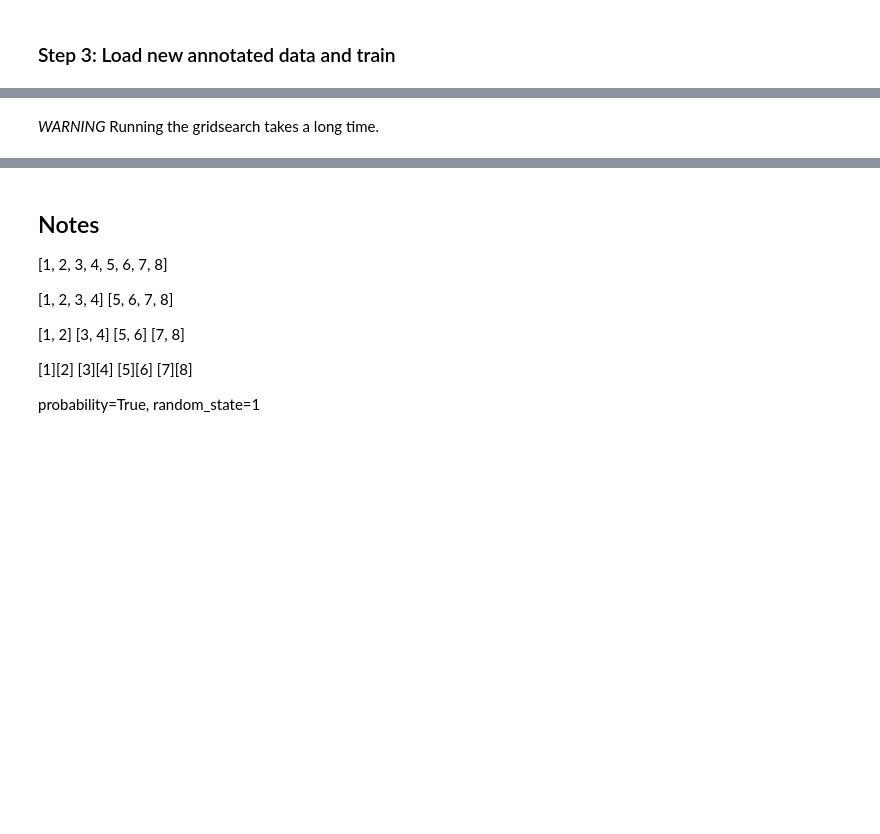
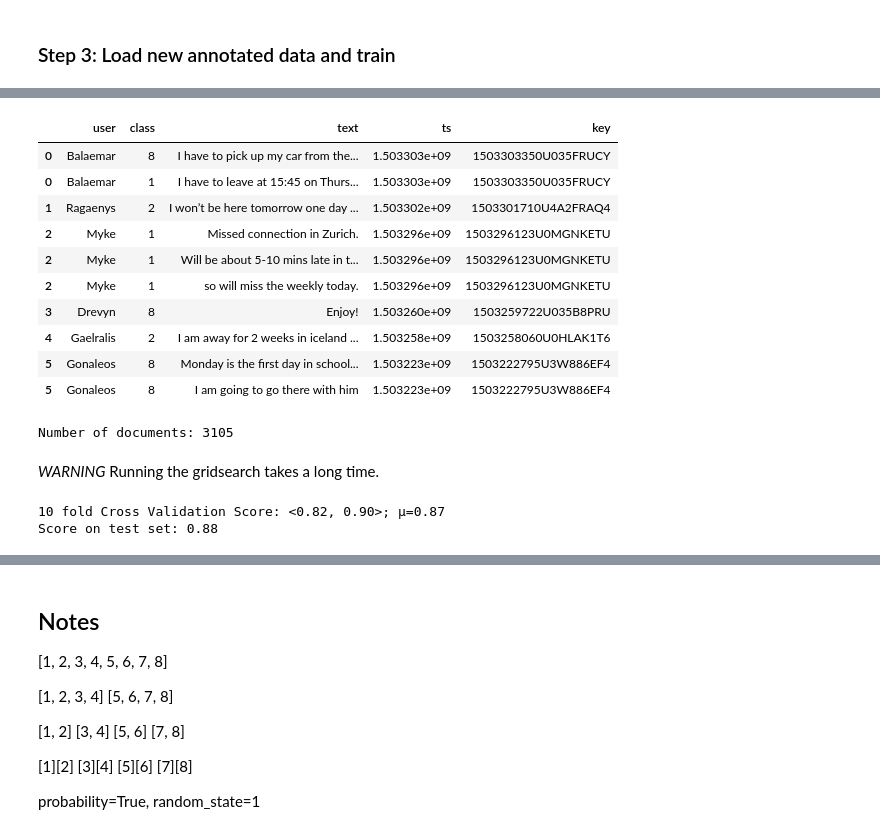
Before and after one commit to learning-stack/Colab-ML-Playbook, a Jupyter notebook: NLP/Automatic tagging of short texts/Short_Message_Classifier_Multi_Label.ipynb, the cells around one changed output, grey strips where cells are left out. Cells and saved outputs as stored; diff of their text form; code cells hidden in the pictures; blank space fills up the shorter version.

```diff
--- a/NLP/Automatic tagging of short texts/Short_Message_Classifier_Multi_Label.ipynb
+++ b/NLP/Automatic tagging of short texts/Short_Message_Classifier_Multi_Label.ipynb
@@ -343,10 +542,24 @@ Use the above mentioned method to tokenize the documents and start annotating (b
 # %%
-df_messages = pd.read_pickle('data/messages-cls-ms.pkl')
+df_messages = pd.read_pickle('messages-cls-ms.pkl?raw=true')
 df_messages.head(10)
+# %% [output]
+|  | user | class | text | ts | key |
+| 0 | Balaemar | 8 | I have to pick up my car from the... | 1.503303e+09 | 1503303350U035FRUCY |
+| 0 | Balaemar | 1 | I have to leave at 15:45 on Thurs... | 1.503303e+09 | 1503303350U035FRUCY |
+| 1 | Ragaenys | 2 | I won’t be here tomorrow one day ... | 1.503302e+09 | 1503301710U4A2FRAQ4 |
+| 2 | Myke | 1 | Missed connection in Zurich. | 1.503296e+09 | 1503296123U0MGNKETU |
+| 2 | Myke | 1 | Will be about 5-10 mins late in t... | 1.503296e+09 | 1503296123U0MGNKETU |
+| 2 | Myke | 1 | so will miss the weekly today. | 1.503296e+09 | 1503296123U0MGNKETU |
+| 3 | Drevyn | 8 | Enjoy! | 1.503260e+09 | 1503259722U035B8PRU |
+| 4 | Gaelralis | 2 | I am away for 2 weeks in iceland ... | 1.503258e+09 | 1503258060U0HLAK1T6 |
+| 5 | Gonaleos | 8 | Monday is the first day in school... | 1.503223e+09 | 1503222795U3W886EF4 |
+| 5 | Gonaleos | 8 | I am going to go there with him | 1.503223e+09 | 1503222795U3W886EF4 |
 # %%
 # Convert the class column to int, it might be stored as a string
 df_messages['class'] = df_messages.loc[:, 'class'].astype(np.uint8).values
 print('Number of documents: {}'.format(len(df_messages)))
+# %% [output]
+Number of documents: 3105
 # %%
 X_train, X_test, y_train, y_test = train_test_split(df_messages['text'],
                                                     df_messages['class'],
@@ -386,6 +599,9 @@ steps = [('vectorizer', CountVectorizer(analyzer=stemmed,
          ('transformer', TfidfTransformer()),
          ('classifier', LinearSVC(C=1))]
 pipeline4 = train_and_test(steps, X_train, X_test, y_train, y_test)
+# %% [output]
+10 fold Cross Validation Score: <0.82, 0.90>; µ=0.87
+Score on test set: 0.88
 # %%
 y_pred = pipeline4.predict(X_test)
 print(classification_report(y_pred=y_pred, y_true=y_test))
```
Also changed, not shown: parts of 28 cells of this notebook.
